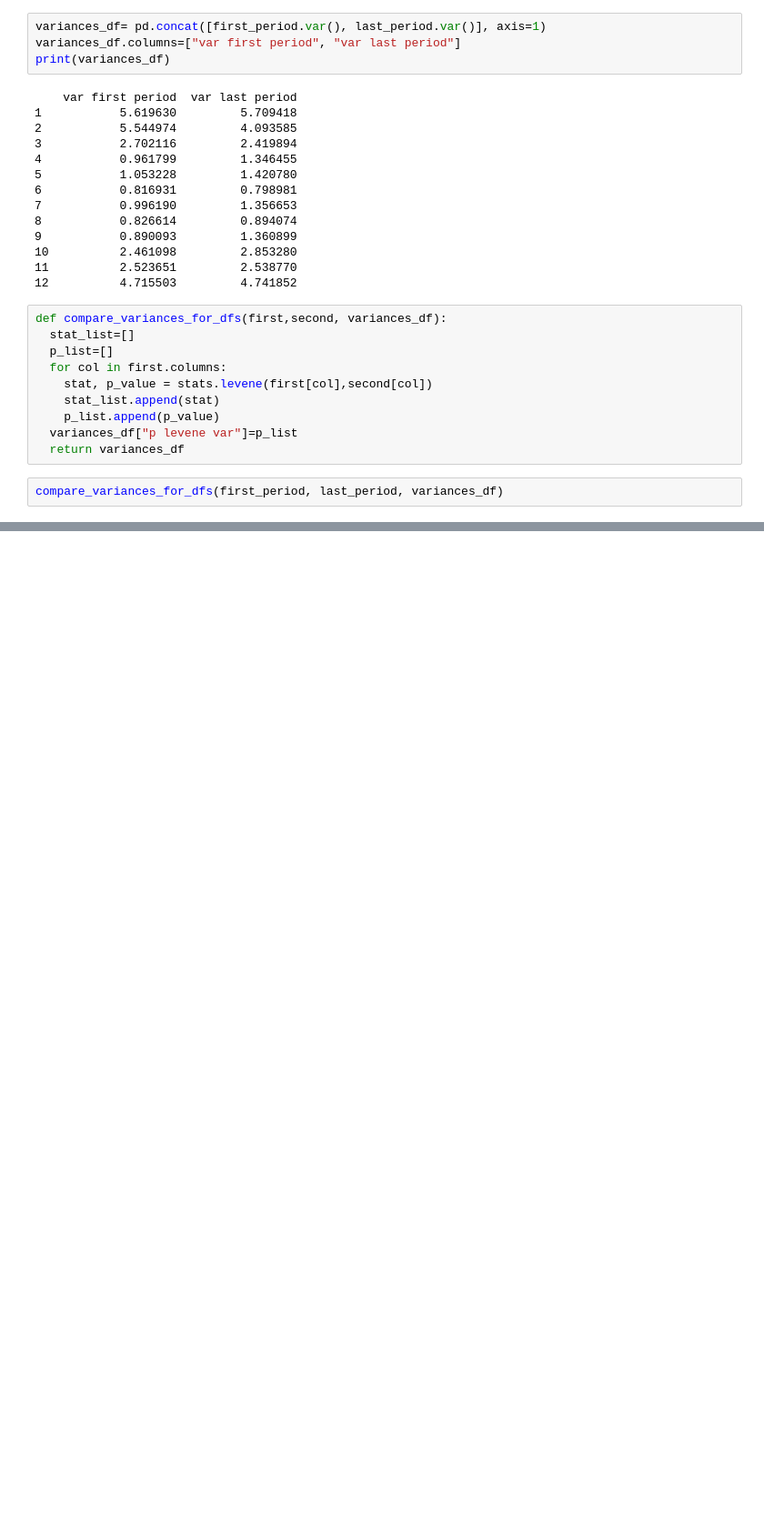
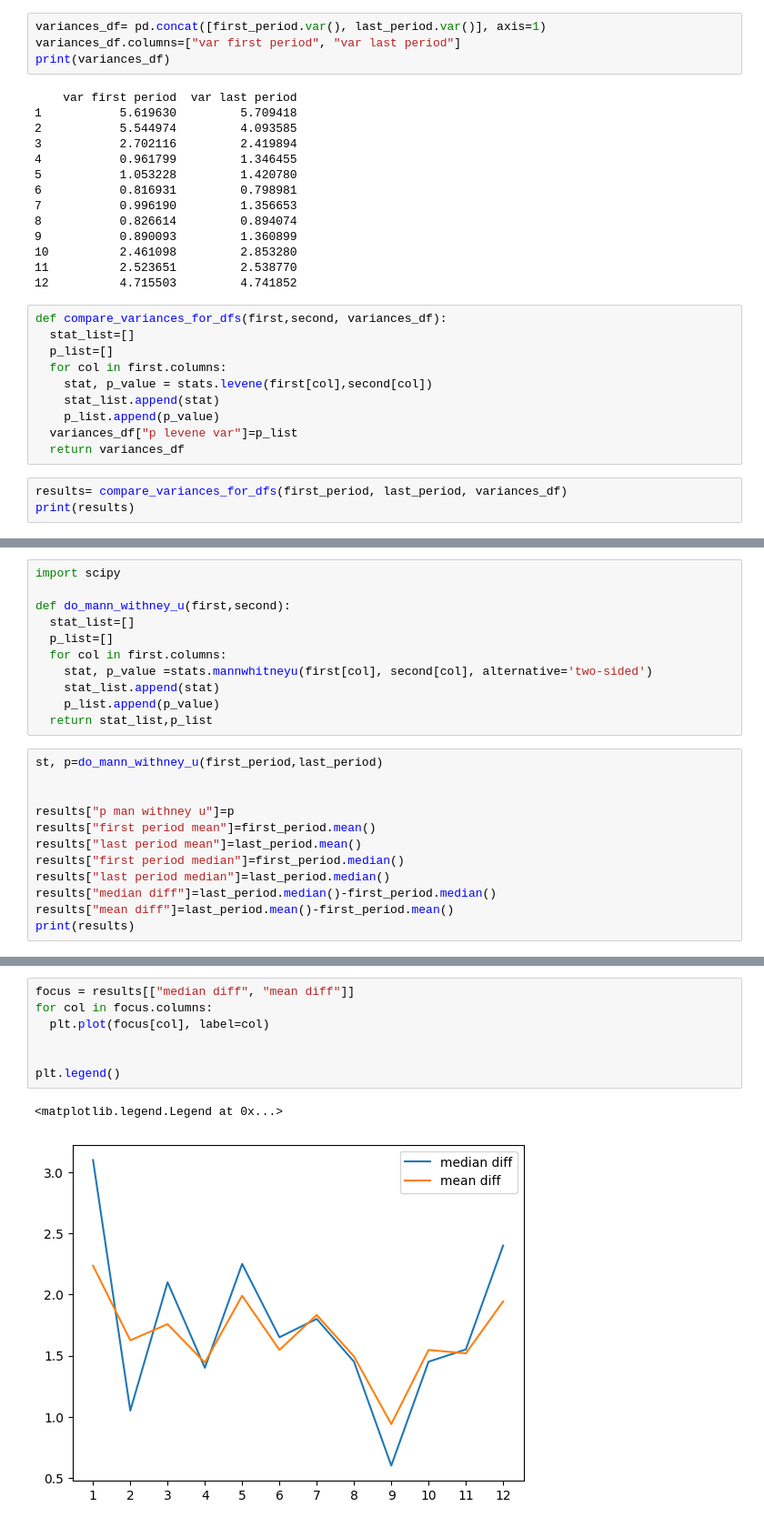
Before and after one commit to wilfred11/python-visualisation, a Jupyter notebook: visualising.ipynb, the cells around one changed output, grey strips where cells are left out. Shown at 91% size. Cells and saved outputs as stored; diff of their text form; blank space fills up the shorter version.

```diff
--- a/visualising.ipynb
+++ b/visualising.ipynb
@@ -379,4 +381,5 @@ def compare_variances_for_dfs(first,second, variances_df):
   variances_df["p levene var"]=p_list
   return variances_df
 # %%
-compare_variances_for_dfs(first_period, last_period, variances_df)
+results= compare_variances_for_dfs(first_period, last_period, variances_df)
+print(results)
@@ -382,0 +400,23 @@ compare_variances_for_dfs(first_period, last_period, variances_df)
+# %%
+import scipy
+
+def do_mann_withney_u(first,second):
+  stat_list=[]
+  p_list=[]
+  for col in first.columns:
+    stat, p_value =stats.mannwhitneyu(first[col], second[col], alternative='two-sided')
+    stat_list.append(stat)
+    p_list.append(p_value)
+  return stat_list,p_list
+# %%
+st, p=do_mann_withney_u(first_period,last_period)
+
+
+results["p man withney u"]=p
+results["first period mean"]=first_period.mean()
+results["last period mean"]=last_period.mean()
+results["first period median"]=first_period.median()
+results["last period median"]=last_period.median()
+results["median diff"]=last_period.median()-first_period.median()
+results["mean diff"]=last_period.mean()-first_period.mean()
+print(results)
@@ -382,0 +441,10 @@ compare_variances_for_dfs(first_period, last_period, variances_df)
+# %%
+focus = results[["median diff", "mean diff"]]
+for col in focus.columns:
+  plt.plot(focus[col], label=col)
+
+
+plt.legend()
+# %% [output]
+<matplotlib.legend.Legend at 0x...>
+[figure, added]
```
Also changed, not shown: parts of 4 cells of this notebook.
